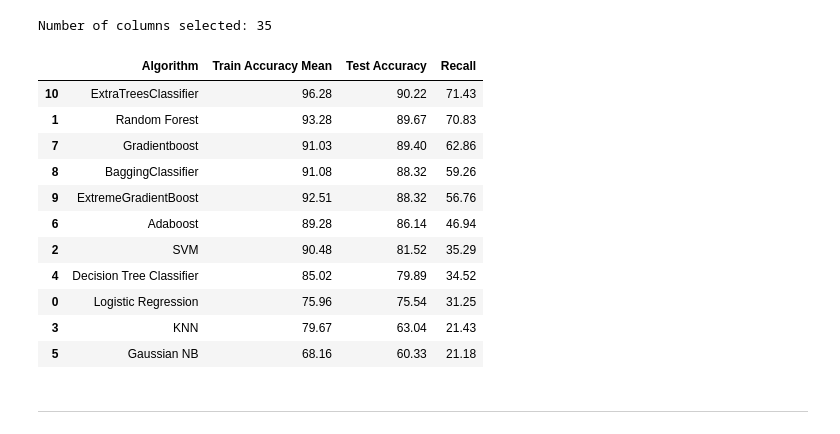
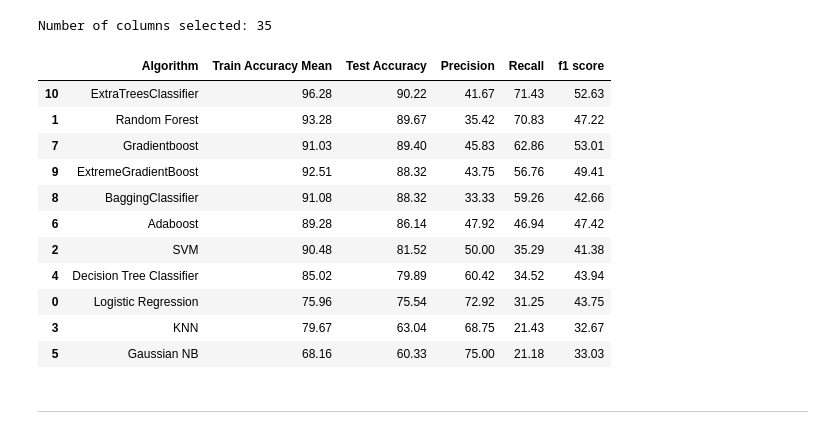
Before and after one commit to evelynpehty/Predicting-the-Risk-of-Employee-Attrition-, a Jupyter notebook: project model.ipynb, the cells around one changed output. Cells and saved outputs as stored; diff of their text form; code cells hidden in the pictures.

```diff
--- a/project model.ipynb
+++ b/project model.ipynb
@@ -452,7 +452,7 @@ def feature_selection_model(model, xtrain,ytrain, xtest):
     return xtrain.iloc[:, rfecv.support_], xtest.iloc[:, rfecv.support_]
 # %%
 # set table to table to populate with performance results
-col = ['Algorithm','Train Accuracy Mean', 'Test Accuracy', "Recall"]
+col = ['Algorithm','Train Accuracy Mean','Test Accuracy', 'Precision', 'Recall','f1 score']
 
 def runfsmodel(X_train_importance, y_train_importance, x_test_importance):
     train_acc_results = []
@@ -487,7 +487,7 @@ def runfsmodel(X_train_importance, y_train_importance, x_test_importance):
         f1 = round((2*precision*recall)/(precision + recall),4)
 
         names.append(name)
-        df_results.loc[i] = [name, round(cv_acc_results.mean()*100, 2), round(test_accuracy*100,2), round(recall*100,2)]
+        df_results.loc[i] = [name, round(cv_acc_results.mean()*100, 2), round(test_accuracy*100,2), round(precision*100,2), round(recall*100,2), round(f1*100,2)]
 
         i += 1
 
@@ -565,20 +565,20 @@ Number of columns selected: 35
 # %%
 RF_fs_result = runfsmodel(RF_X_train_importance, y_train, RF_X_test_importance)
 # %%
-RF_fs_result.sort_values(by=['Test Accuracy', 'Recall'], ascending=False)
+RF_fs_result.sort_values(by=['Test Accuracy', 'f1 score'], ascending=False)
 # %% [output]
-|  | Algorithm | Train Accuracy Mean | Test Accuracy | Recall |
-| 10 | ExtraTreesClassifier | 96.28 | 90.22 | 71.43 |
-| 1 | Random Forest | 93.28 | 89.67 | 70.83 |
-| 7 | Gradientboost | 91.03 | 89.40 | 62.86 |
-| 8 | BaggingClassifier | 91.08 | 88.32 | 59.26 |
-| 9 | ExtremeGradientBoost | 92.51 | 88.32 | 56.76 |
-| 6 | Adaboost | 89.28 | 86.14 | 46.94 |
-| 2 | SVM | 90.48 | 81.52 | 35.29 |
-| 4 | Decision Tree Classifier | 85.02 | 79.89 | 34.52 |
-| 0 | Logistic Regression | 75.96 | 75.54 | 31.25 |
-| 3 | KNN | 79.67 | 63.04 | 21.43 |
-| 5 | Gaussian NB | 68.16 | 60.33 | 21.18 |
+|  | Algorithm | Train Accuracy Mean | Test Accuracy | Precision | Recall | f1 score |
+| 10 | ExtraTreesClassifier | 96.28 | 90.22 | 41.67 | 71.43 | 52.63 |
+| 1 | Random Forest | 93.28 | 89.67 | 35.42 | 70.83 | 47.22 |
+| 7 | Gradientboost | 91.03 | 89.40 | 45.83 | 62.86 | 53.01 |
+| 9 | ExtremeGradientBoost | 92.51 | 88.32 | 43.75 | 56.76 | 49.41 |
+| 8 | BaggingClassifier | 91.08 | 88.32 | 33.33 | 59.26 | 42.66 |
+| 6 | Adaboost | 89.28 | 86.14 | 47.92 | 46.94 | 47.42 |
+| 2 | SVM | 90.48 | 81.52 | 50.00 | 35.29 | 41.38 |
+| 4 | Decision Tree Classifier | 85.02 | 79.89 | 60.42 | 34.52 | 43.94 |
+| 0 | Logistic Regression | 75.96 | 75.54 | 72.92 | 31.25 | 43.75 |
+| 3 | KNN | 79.67 | 63.04 | 68.75 | 21.43 | 32.67 |
+| 5 | Gaussian NB | 68.16 | 60.33 | 75.00 | 21.18 | 33.03 |
 # %% [markdown]
 <hr>
 # %% [markdown]
```
Also changed, not shown: parts of 20 cells of this notebook, 2 other files.
